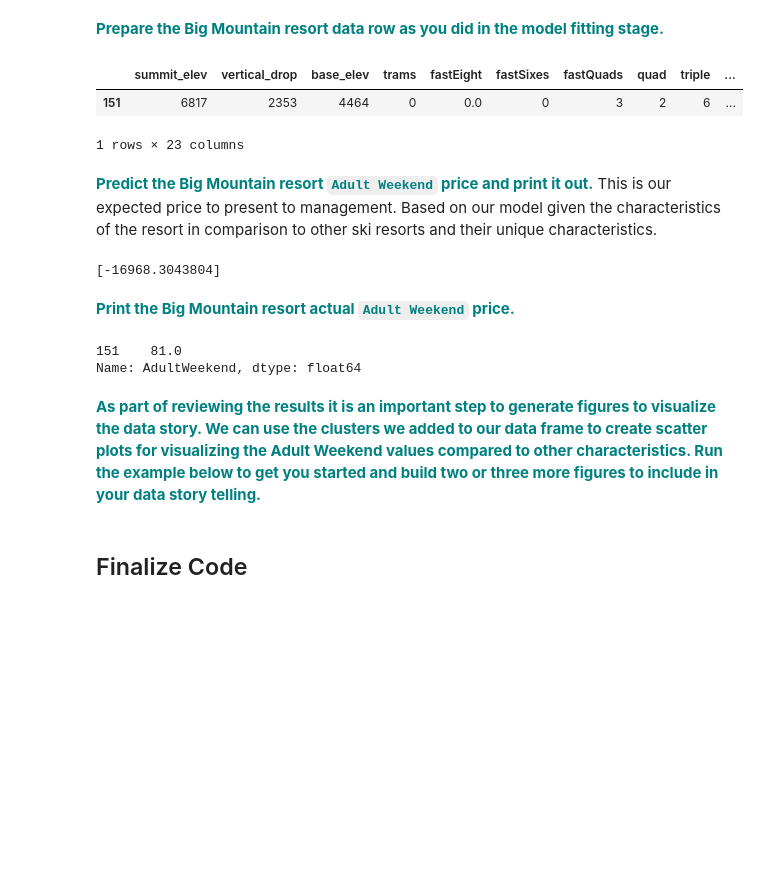
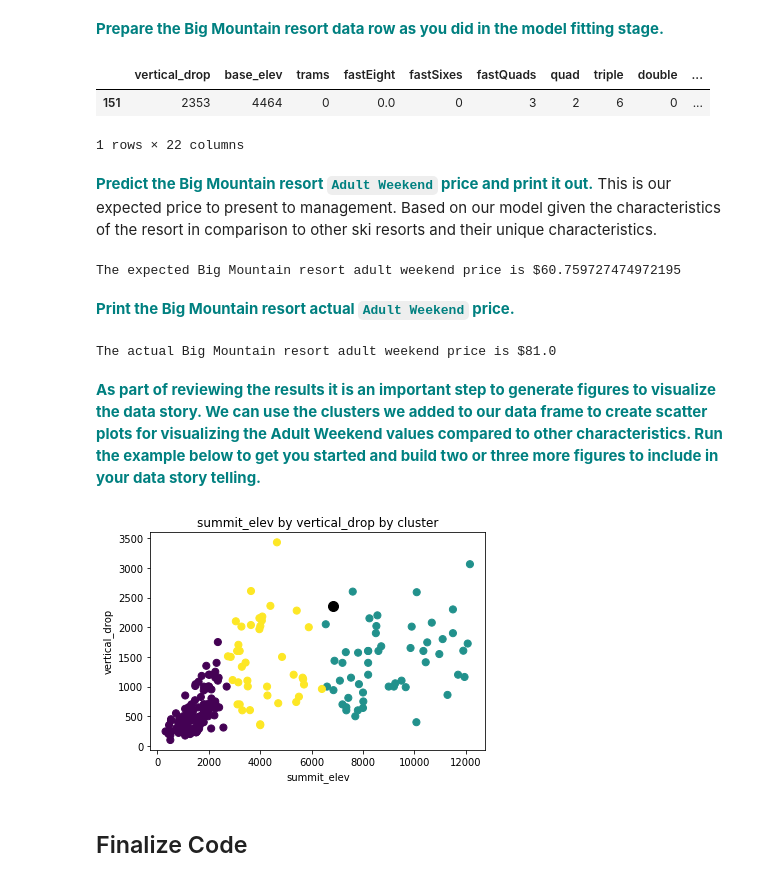
Before and after one commit to amythemirror/Springboard, a Jupyter notebook: Guided Capstone/Notebook_stepsix.ipynb, the cells around one changed output. Saved outputs shown, nothing was run; the diff lists cells and outputs as text; code cells hidden in the pictures; blank space fills up the shorter version.

Commit message:
Updated step 3 output

```diff
--- a/Guided Capstone/Notebook_stepsix.ipynb
+++ b/Guided Capstone/Notebook_stepsix.ipynb
@@ -80,8 +85,8 @@ print(explained_variance_score(y_test, y_pred))
 # %% [markdown]
 **<font color='teal'> Now, let's predict the Big Mountain Weekend price with our model in order to provide a recommendation to our managers on how to price the `AdultWeekend` lift ticket. First we need to find the row for Big Mountain resort in our data using string contains or string matching.</font>**
 # %%
-originaldata = pd.read_csv('..\Guided Capstone\data\step2_output.csv')
-originaldata.head()
+complete = pd.read_csv('..\Guided Capstone\data\step2_output.csv')
+complete.head()
 # %% [output]
 |  | Unnamed: 0 | Name | Region | state | summit_elev | vertical_drop | base_elev | trams | fastEight | ... |
 | 0 | 0 | Alyeska Resort | Alaska | Alaska | 3939 | 2500 | 250 | 1 | 0.0 | ... |
@@ -91,7 +96,7 @@ originaldata.head()
 | 4 | 4 | Sunrise Park Resort | Arizona | Arizona | 11100 | 1800 | 9200 | 0 | 0.0 | ... |
 5 rows × 28 columns
 # %%
-bm = originaldata[originaldata['Name'].str.contains('Whitefish Mountain')]
+bm = complete[complete['Name'].str.contains('Whitefish Mountain')]
 bm
 # %% [output]
 |  | Unnamed: 0 | Name | Region | state | summit_elev | vertical_drop | base_elev | trams | fastEight | ... |
@@ -100,10 +105,9 @@ bm
 # %% [markdown]
 **<font color='teal'> Prepare the Big Mountain resort data row as you did in the model fitting stage.</font>**
 # %%
-bm_clean = bm.drop(['Unnamed: 0', 'Name', 'Region', 'state', 'AdultWeekend'], axis=1)
+bm_clean = bm.drop(['Unnamed: 0', 'Name', 'Region', 'state', 'AdultWeekend', 'summit_elev'], axis=1)
+bm_clean
+# %% [output]
+|  | vertical_drop | base_elev | trams | fastEight | fastSixes | fastQuads | quad | triple | double | ... |
+| 151 | 2353 | 4464 | 0 | 0.0 | 0 | 3 | 2 | 6 | 0 | ... |
+1 rows × 22 columns
-# %%
-bm_clean
-# %% [output]
-|  | summit_elev | vertical_drop | base_elev | trams | fastEight | fastSixes | fastQuads | quad | triple | ... |
-| 151 | 6817 | 2353 | 4464 | 0 | 0.0 | 0 | 3 | 2 | 6 | ... |
-1 rows × 23 columns
@@ -110,26 +117,28 @@ bm_clean
 # %% [markdown]
 **<font color='teal'> Predict the Big Mountain resort `Adult Weekend` price and print it out.</font>** This is our expected price to present to management. Based on our model given the characteristics of the resort in comparison to other ski resorts and their unique characteristics.
-# %%
-bm_pred = lm.predict(bm_clean)
-print(bm_pred)
-# %% [output]
-[-16968.3043804]
+# %%
+bm_pred = lm.predict(bm_scaled)
+print('The expected Big Mountain resort adult weekend price is $%s' % ' '.join(map(str, bm_pred)))
+# %% [output]
+The expected Big Mountain resort adult weekend price is $60.759727474972195
 # %% [markdown]
 **<font color='teal'> Print the Big Mountain resort actual `Adult Weekend` price.</font>**
-# %%
-bm['AdultWeekend']
-# %% [output]
-151    81.0
-Name: AdultWeekend, dtype: float64
+# %%
+bm_actual = bm['AdultWeekend']
+print('The actual Big Mountain resort adult weekend price is $%s' % ' '.join(map(str, bm_actual)))
+# %% [output]
+The actual Big Mountain resort adult weekend price is $81.0
 # %% [markdown]
 **<font color='teal'> As part of reviewing the results it is an important step to generate figures to visualize the data story. We can use the clusters we added to our data frame to create scatter plots for visualizing the Adult Weekend values compared to other characteristics. Run the example below to get you started and build two or three more figures to include in your data story telling.</font>**
 # %%
-#plt.scatter(df['summit_elev'], df['vertical_drop'], c=df['clusters'], s=50, cmap='viridis', label ='clusters')
-#plt.scatter(ac['summit_elev'], ac['vertical_drop'], c='black', s=100)
-#plt.xlabel('summit_elev')
-#plt.ylabel('vertical_drop')
-#plt.title('summit_elev by vertical_drop by cluster')
-#plt.savefig('figures/fig1.png',bbox_inches='tight')
+plt.scatter(df['summit_elev'], df['vertical_drop'], c=df['clusters'], s=50, cmap='viridis', label ='clusters')
+plt.scatter(bm['summit_elev'], bm['vertical_drop'], c='black', s=100)
+plt.xlabel('summit_elev')
+plt.ylabel('vertical_drop')
+plt.title('summit_elev by vertical_drop by cluster')
+plt.savefig('figures/fig1.png',bbox_inches='tight')
+# %% [output]
+[figure, added]
 # %% [markdown]
 ## Finalize Code
 # %% [markdown]
```
Also changed, not shown: parts of 6 cells of this notebook.
